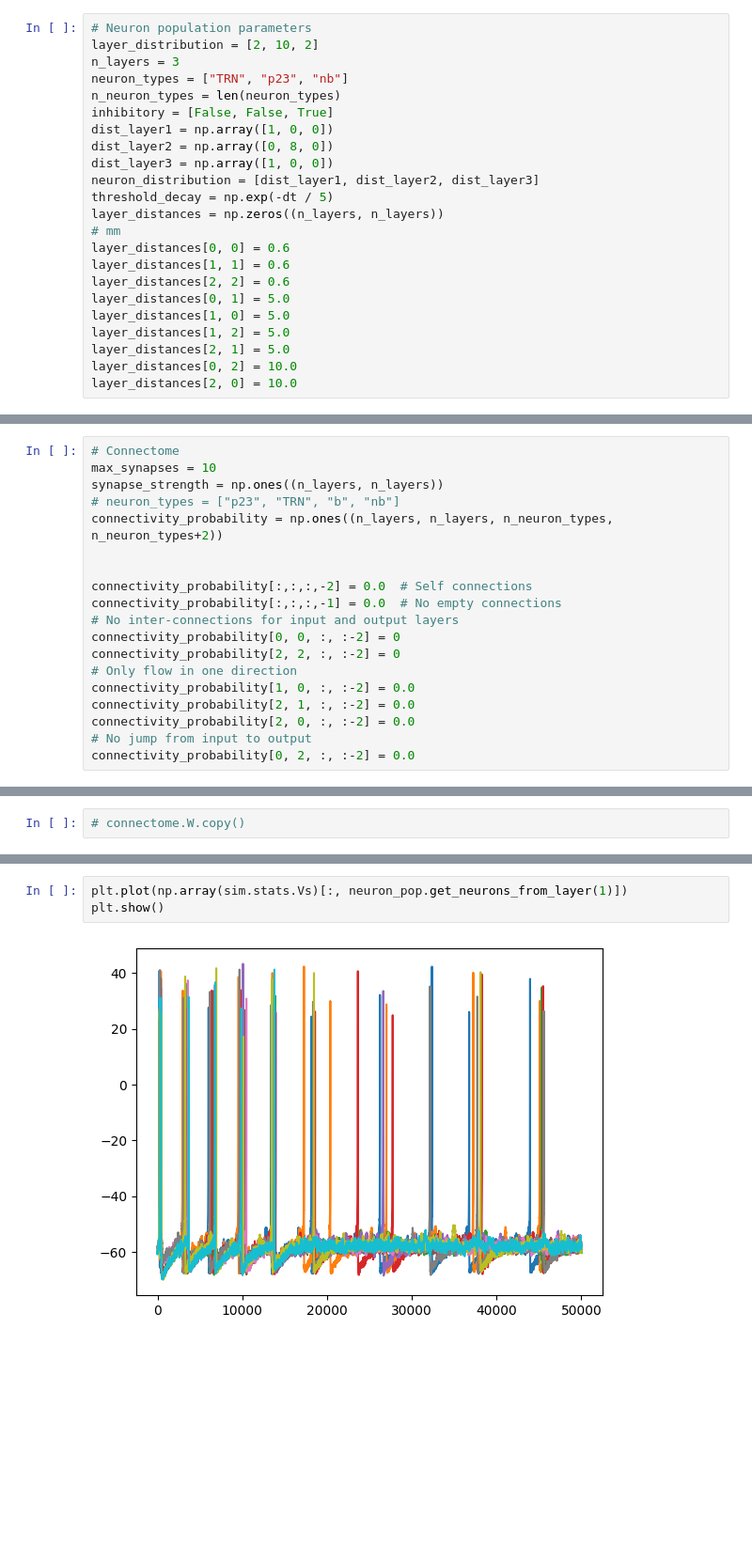
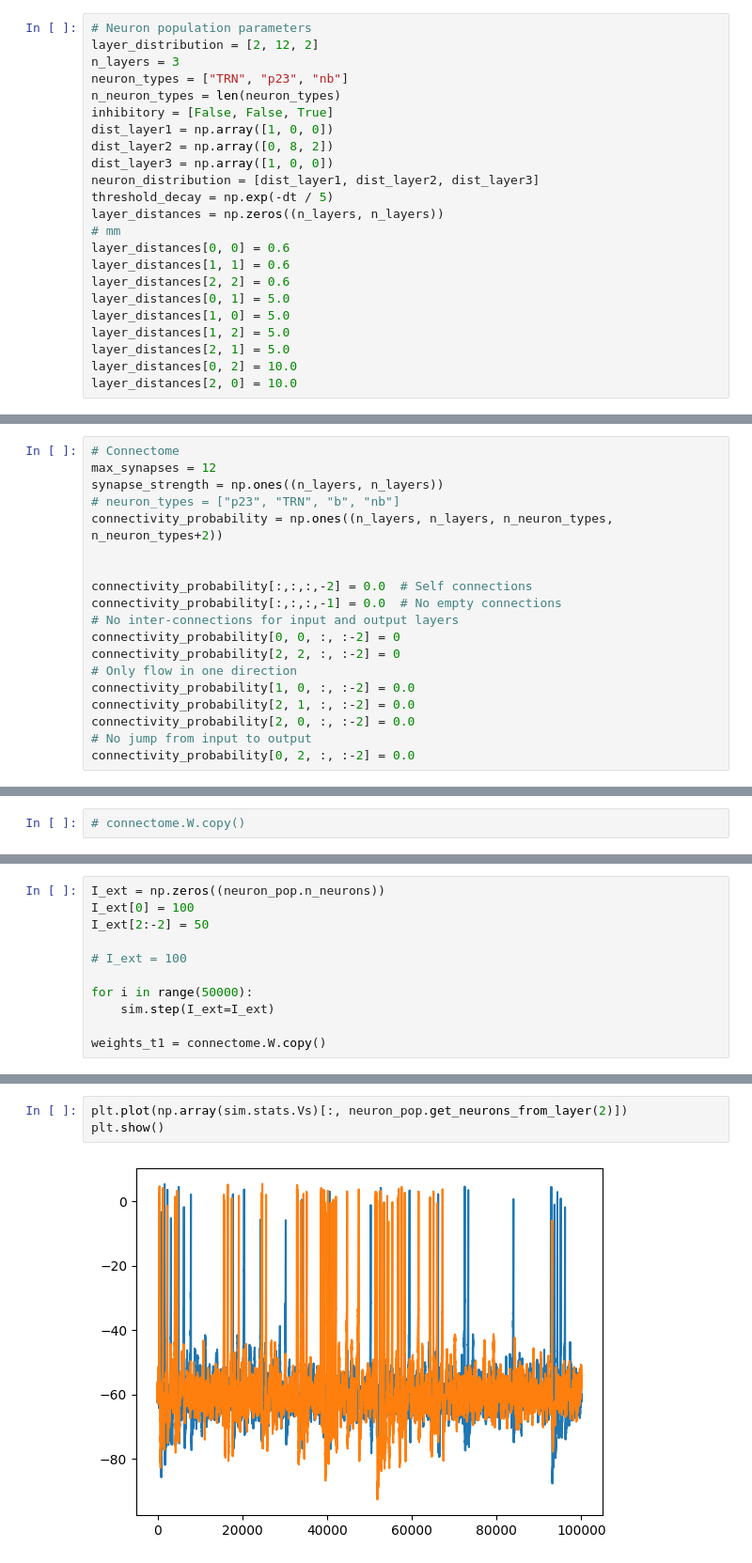
Before and after one commit to Dalsaetra/NeuroSimV3, a Jupyter notebook: python/src/notebook2.ipynb, the cells around one changed output, grey strips where cells are left out. Shown at 94% size. Saved outputs shown, nothing was run; the diff lists cells and outputs as text; blank space fills up the shorter version.

```diff
--- a/python/src/notebook2.ipynb
+++ b/python/src/notebook2.ipynb
@@ -16,13 +16,13 @@ from overhead import Simulation
 dt = 0.1
 # %%
 # Neuron population parameters
-layer_distribution = [2, 10, 2]
+layer_distribution = [2, 12, 2]
 n_layers = 3
 neuron_types = ["TRN", "p23", "nb"]
 n_neuron_types = len(neuron_types)
 inhibitory = [False, False, True]
 dist_layer1 = np.array([1, 0, 0])
-dist_layer2 = np.array([0, 8, 0])
+dist_layer2 = np.array([0, 8, 2])
 dist_layer3 = np.array([1, 0, 0])
 neuron_distribution = [dist_layer1, dist_layer2, dist_layer3]
 threshold_decay = np.exp(-dt / 5)
@@ -49,7 +49,7 @@ neuron_pop = NeuronPopulation(
 )
 # %%
 # Connectome
-max_synapses = 10
+max_synapses = 12
 synapse_strength = np.ones((n_layers, n_layers))
 # neuron_types = ["p23", "TRN", "b", "nb"]
 connectivity_probability = np.ones((n_layers, n_layers, n_neuron_types, n_neuron_types+2))
@@ -117 +170,12 @@ weights_t1 = connectome.W.copy()
+# %%
+I_ext = np.zeros((neuron_pop.n_neurons))
+I_ext[0] = 100
+I_ext[2:-2] = 50
+
+# I_ext = 100
+
+for i in range(50000):
+    sim.step(I_ext=I_ext)
+
+weights_t1 = connectome.W.copy()
 # %%
@@ -177,8 +243,8 @@ array([[-0.71732395, -0.47530094, -0.31633798, -0.34795171, -2.08471727,
 # %%
-plt.plot(np.array(sim.stats.Vs)[:, neuron_pop.get_neurons_from_layer(1)])
+plt.plot(np.array(sim.stats.Vs)[:, neuron_pop.get_neurons_from_layer(2)])
 plt.show()
 # %% [output]
-[figure, old version]
+[figure, new version]
 # %%
 plt.plot(np.array(sim.stats.spikes)[:, neuron_pop.get_neurons_from_layer(2)])
 plt.show()
```
Also changed, not shown: parts of 13 cells of this notebook, 3 other files.
